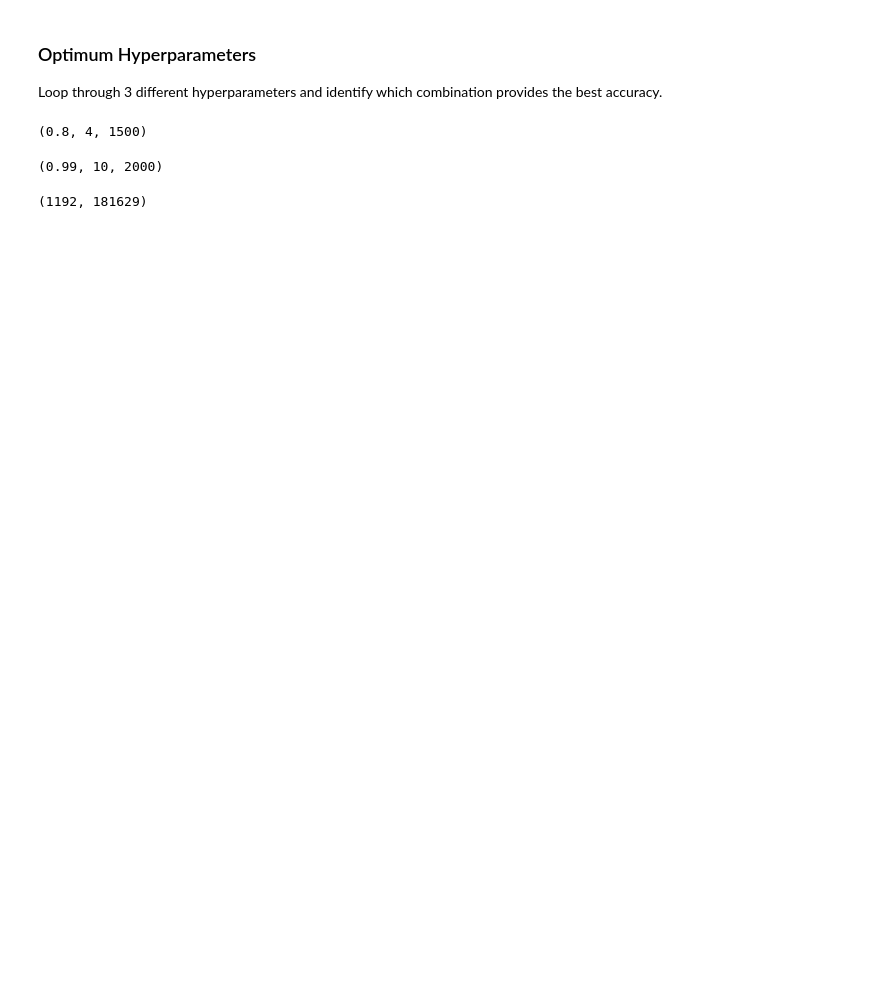
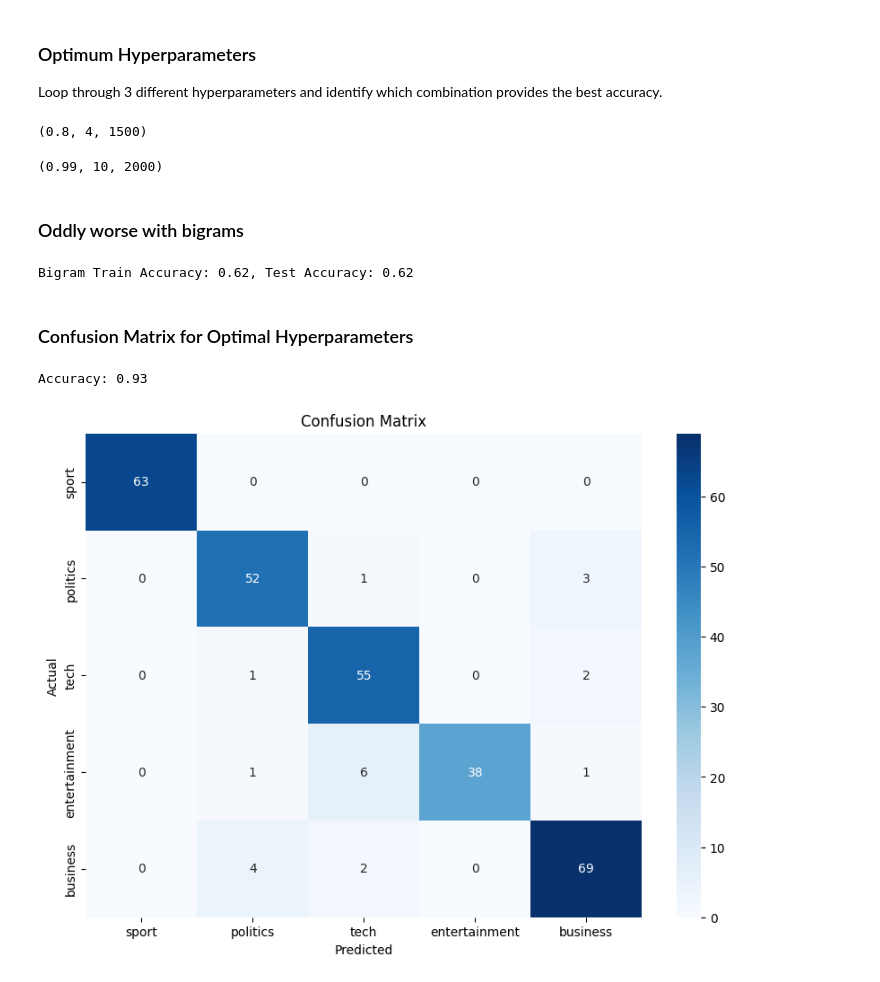
Before and after one commit to joe-harter/dtsa-5510-kaggle, a Jupyter notebook: model.ipynb, the cells around one changed output. Cells and saved outputs as stored; diff of their text form; code cells hidden in the pictures; blank space fills up the shorter version.

```diff
--- a/model.ipynb
+++ b/model.ipynb
@@ -15,3 +17,21 @@ df = pd.read_csv('BBC News Train.csv')
+# %%
+def plot_confusion_matrix(yt, yp, reordered_categories):
+    cm = confusion_matrix(yt.apply(lambda x: reordered_categories.index(x)), yp)
+    plt.figure(figsize=(10, 7))
+    sns.heatmap(cm, annot=True, fmt='d', cmap='Blues',
+                xticklabels=reordered_categories, yticklabels=reordered_categories)
+    plt.xlabel('Predicted')
+    plt.ylabel('Actual')
+    plt.title('Confusion Matrix')
+    plt.show()
+
+def reorder_categories(labels, categories):
+    reordered_categories = []
+    label_map = dict(zip(labels, categories))
+    # map each category to its corresponding label
+    for i in range(5):
+        reordered_categories.append(label_map[i])
+    return reordered_categories
 # %%
 # remove stop words from Text
 stop_words = set(stopwords.words("english"))
@@ -218,12 +251,39 @@ for max_df in max_dfs:
 print(best_params)
 # %% [output]
 (0.99, 10, 2000)
+# %% [markdown]
+### Oddly worse with bigrams
 # %%
 # bigram the text and then run tfidf
-from sklearn.feature_extraction.text import CountVectorizer
-vectorizer = CountVectorizer(ngram_range=(2, 2), stop_words='english')
-X = vectorizer.fit_transform(X_train)
-bigrams_train = pd.DataFrame(X.toarray(), columns=vectorizer.get_feature_names_out())
-print(bigrams_train.shape)
+vectorizer = TfidfVectorizer(ngram_range=(2, 2), stop_words='english', max_df=0.8, min_df=4, max_features=1500)
+train_x = vectorizer.fit_transform(X_train)
+nmf = NMF(n_components=n_topics, random_state=1).fit(train_x)
+
+labels, train_acc = label_permute_compare(
+    y_train, nmf.transform(vectorizer.transform(X_train)).argmax(axis=1), n_topics
+)
+label_map = dict(zip(categories, labels))
+
+test_x = vectorizer.transform(X_test)
+predicted_topics = nmf.transform(test_x)
+yp = predicted_topics.argmax(axis=1)
+
+test_acc = accuracy_score(y_test.apply(lambda x: label_map[x]), yp)
+
+print(f"Bigram Train Accuracy: {train_acc:.2f}, Test Accuracy: {test_acc:.2f}")
 # %% [output]
-(1192, 181629)
+Bigram Train Accuracy: 0.62, Test Accuracy: 0.62
+# %% [markdown]
+### Confusion Matrix for Optimal Hyperparameters
+# %%
+X_train, X_test, y_train, y_test = train_test_split(
+    df["Text"], df["Category"], test_size=0.2, random_state=42
+)
+train_acc, test_acc, yp, labels = evaluate_tfidf_params(.8, 4, 1500, X_train, X_test, y_train, y_test)
+
+print(f"Accuracy: {test_acc:.2f}")
+reordered_categories = reorder_categories(labels, categories)
+plot_confusion_matrix(y_test, yp, reordered_categories)
+# %% [output]
+Accuracy: 0.93
+[figure, added]
```
Also changed, not shown: parts of 6 cells of this notebook, 1 other file.
